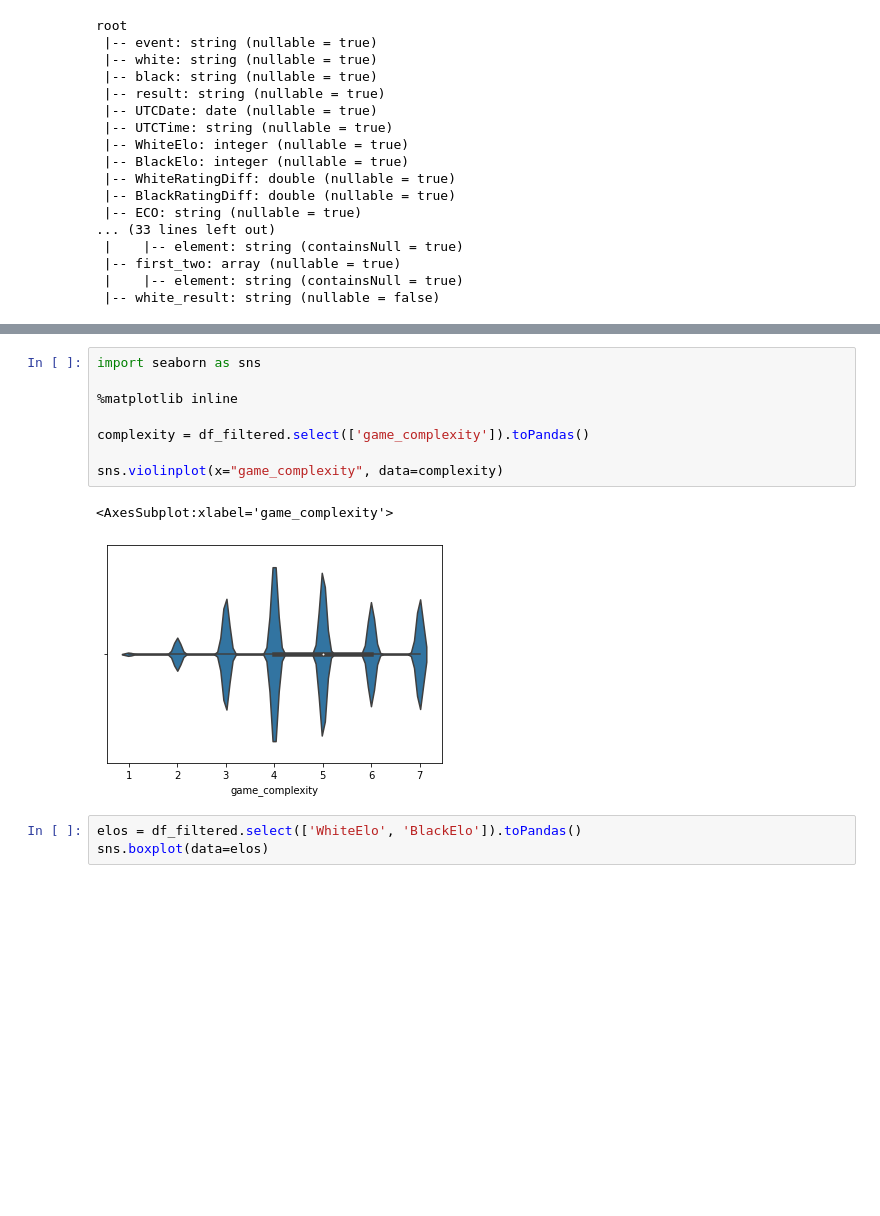
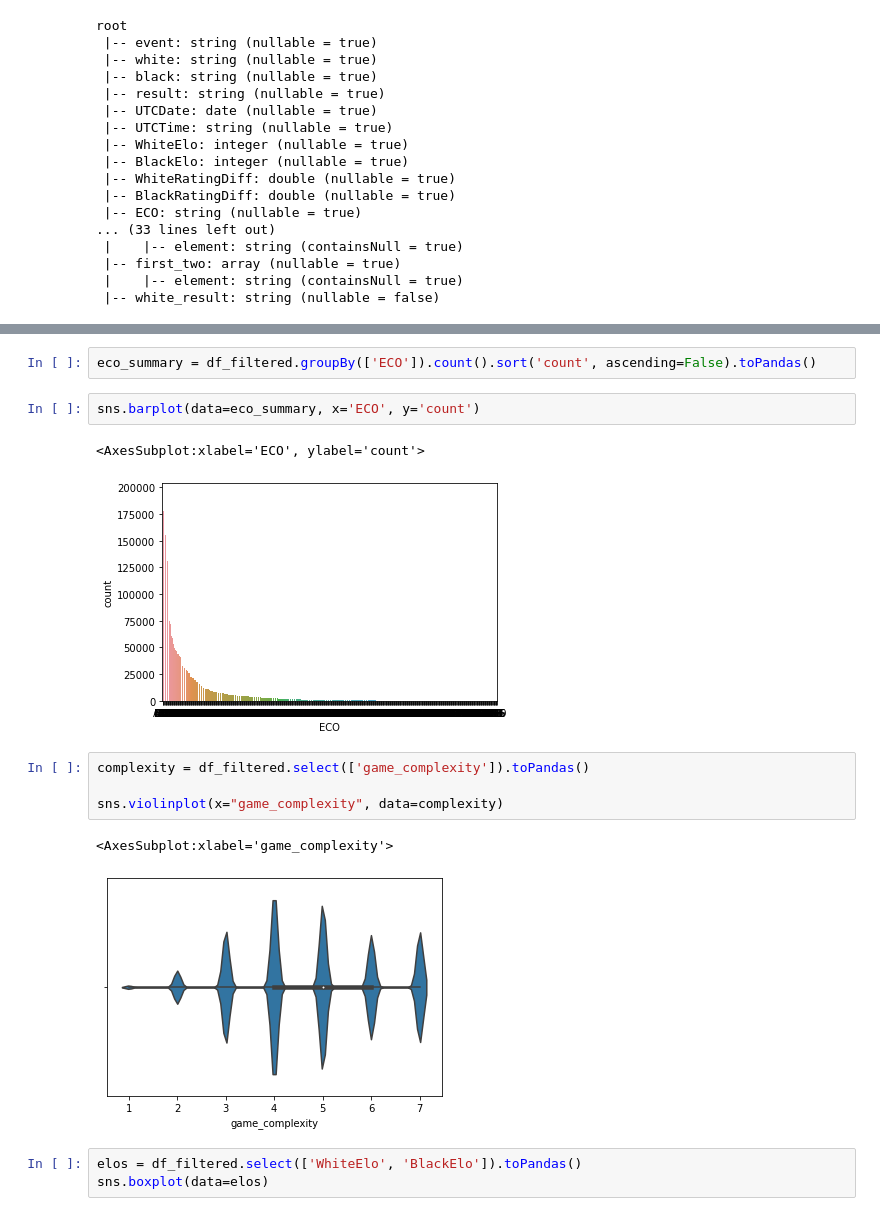
Before and after one commit to uva-ds5110-fa21-g10/semester-project, a Jupyter notebook: code/dataprep/02-model-data.ipynb, the cells around one changed output, grey strips where cells are left out. Saved outputs shown, nothing was run; the diff lists cells and outputs as text; blank space fills up the shorter version.

Commit message:
Added some additional EDA and graphics.

```diff
--- a/code/dataprep/02-model-data.ipynb
+++ b/code/dataprep/02-model-data.ipynb
@@ -129,8 +170,11 @@ root
+# %%
+eco_summary = df_filtered.groupBy(['ECO']).count().sort('count', ascending=False).toPandas()
+# %%
+sns.barplot(data=eco_summary, x='ECO', y='count')
+# %% [output]
+<AxesSubplot:xlabel='ECO', ylabel='count'>
+[figure, added]
 # %%
-import seaborn as sns
-
-%matplotlib inline
-
 complexity = df_filtered.select(['game_complexity']).toPandas()
 
 sns.violinplot(x="game_complexity", data=complexity)
```
Also changed, not shown: parts of 4 cells of this notebook.
